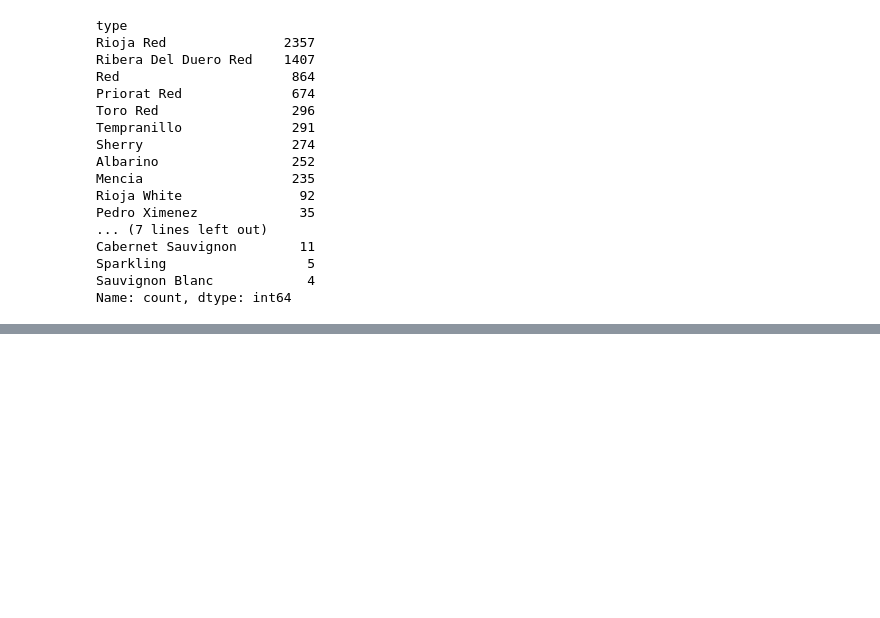
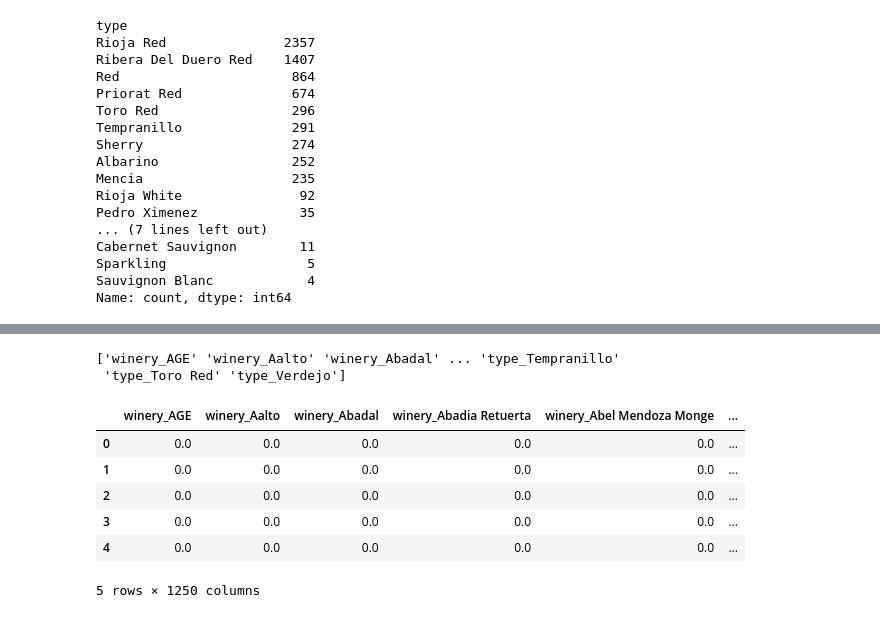
Before and after one commit to michaeldonaldsheridan/WineClassification, a Jupyter notebook: WineClassifcaton.ipynb, the cells around one changed output, grey strips where cells are left out. Saved outputs shown, nothing was run; the diff lists cells and outputs as text; code cells hidden in the pictures; blank space fills up the shorter version.

```diff
--- a/WineClassifcaton.ipynb
+++ b/WineClassifcaton.ipynb
@@ -96,0 +138,24 @@ Name: count, dtype: int64
+# %%
+
+encoder = OneHotEncoder(sparse_output=False, handle_unknown='ignore')
+encoder.set_output(transform="pandas")
+encoder.fit(wine_df[['winery', 'wine', 'region', 'type']])
+encoded_columns = encoder.transform(wine_df[['winery', 'wine', 'region', 'type']])
+# encoded_df = pd.DataFrame(encoded_columns.toarray(), columns=encoder.get_feature_names_out(columns_to_encode))
+# print(encoded_columns)
+column_names = encoder.get_feature_names_out()
+print(column_names)
+encoded_df = pd.DataFrame(encoded_columns, columns=column_names)
+# %% [output]
+['winery_AGE' 'winery_Aalto' 'winery_Abadal' ... 'type_Tempranillo'
+ 'type_Toro Red' 'type_Verdejo']
+# %%
+encoded_df.head()
+# %% [output]
+|  | winery_AGE | winery_Aalto | winery_Abadal | winery_Abadia Retuerta | winery_Abel Mendoza Monge | ... |
+| 0 | 0.0 | 0.0 | 0.0 | 0.0 | 0.0 | ... |
+| 1 | 0.0 | 0.0 | 0.0 | 0.0 | 0.0 | ... |
+| 2 | 0.0 | 0.0 | 0.0 | 0.0 | 0.0 | ... |
+| 3 | 0.0 | 0.0 | 0.0 | 0.0 | 0.0 | ... |
+| 4 | 0.0 | 0.0 | 0.0 | 0.0 | 0.0 | ... |
+5 rows × 1250 columns
```
Also changed, not shown: parts of 16 cells of this notebook.
